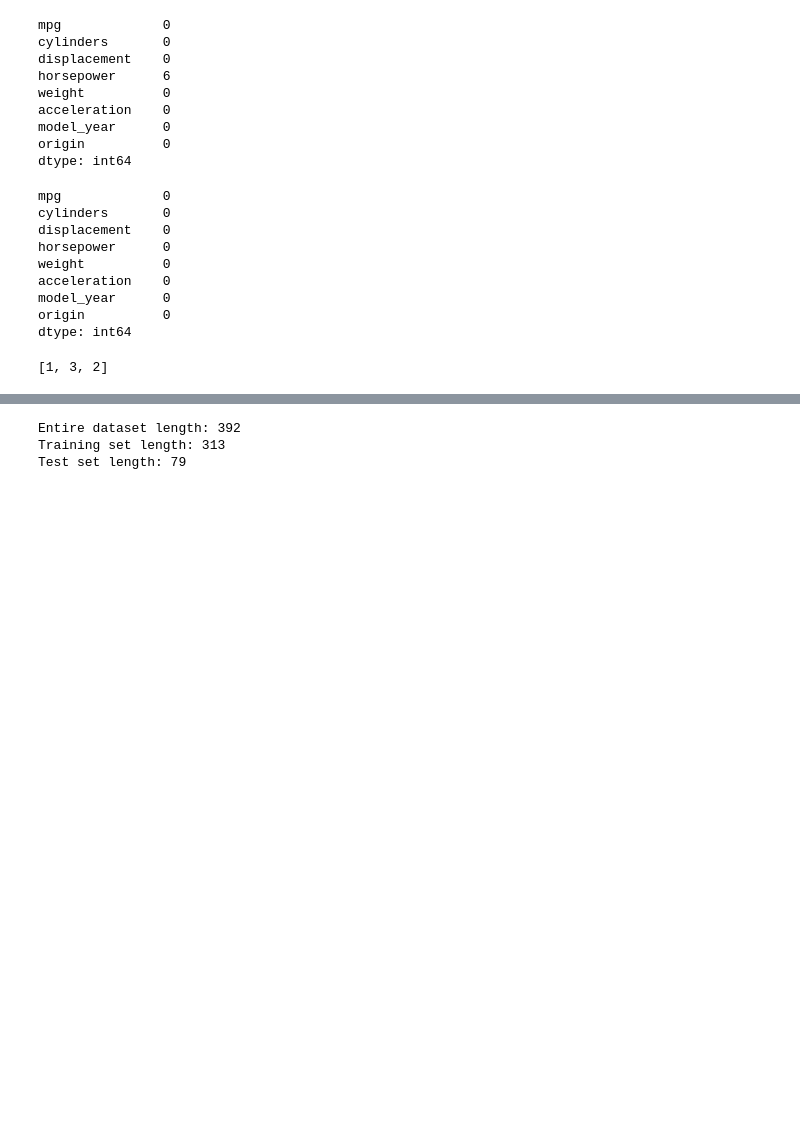
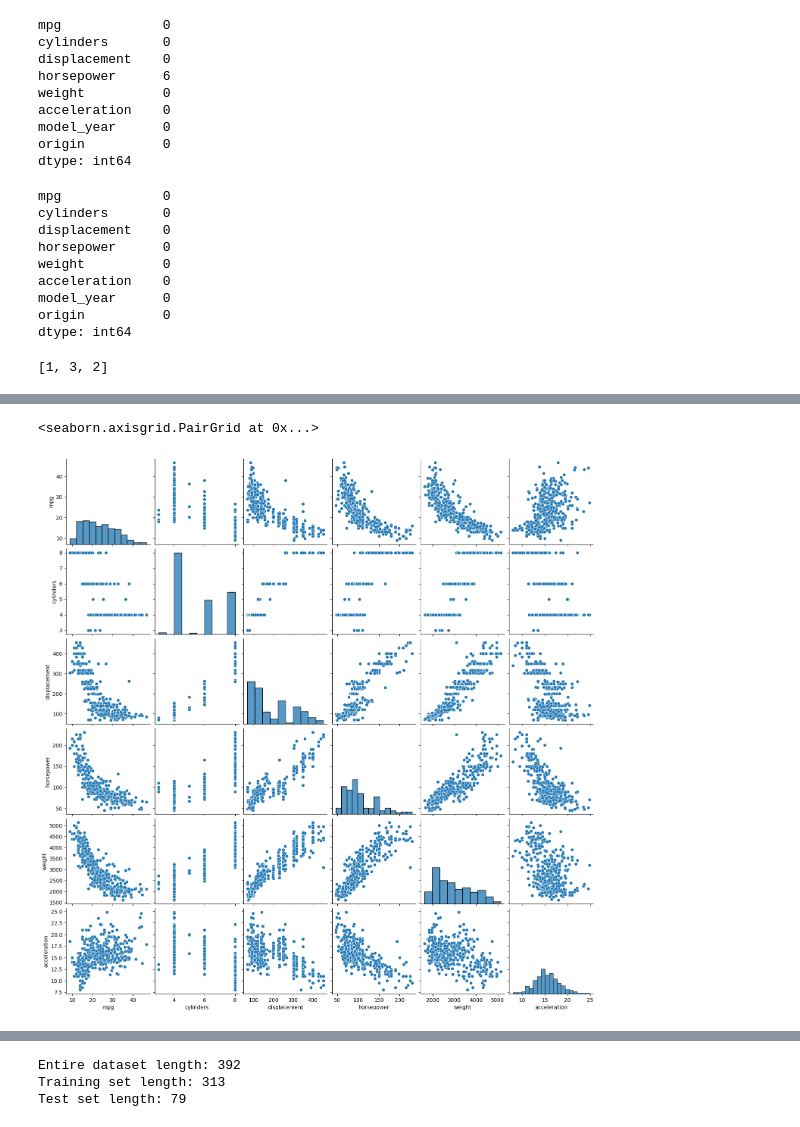
Before and after one commit to michrus/am-i-learning-yet, a Jupyter notebook: machine_learning/linear_regression/project.ipynb, the cells around one changed output, grey strips where cells are left out. Cells and saved outputs as stored; diff of their text form; code cells hidden in the pictures; blank space fills up the shorter version.

```diff
--- a/machine_learning/linear_regression/project.ipynb
+++ b/machine_learning/linear_regression/project.ipynb
@@ -123,3 +123,19 @@ dataset_encoded.tail()
 | 395 | 32.0 | 4 | 135.0 | 84.0 | 2295.0 | 11.6 | 82 | True | False | ... |
 | 396 | 28.0 | 4 | 120.0 | 79.0 | 2625.0 | 18.6 | 82 | True | False | ... |
 | 397 | 31.0 | 4 | 119.0 | 82.0 | 2720.0 | 19.4 | 82 | True | False | ... |
+# %%
+# Import seaborn for data visualization
+import seaborn as sns
+
+# pariplot columns
+pairplot_columns = ["mpg", "cylinders", "displacement",
+                    "horsepower", "weight", "acceleration"]
+# Visualize relations between feature pairs on a pairwise scatter plot
+sns.pairplot(
+    # Select all columns except encoded origins and model year
+    dataset_encoded[pairplot_columns],
+    diag_kind="hist"
+)
+# %% [output]
+<seaborn.axisgrid.PairGrid at 0x...>
+[figure, added]
```
Also changed, not shown: parts of 19 cells of this notebook.
